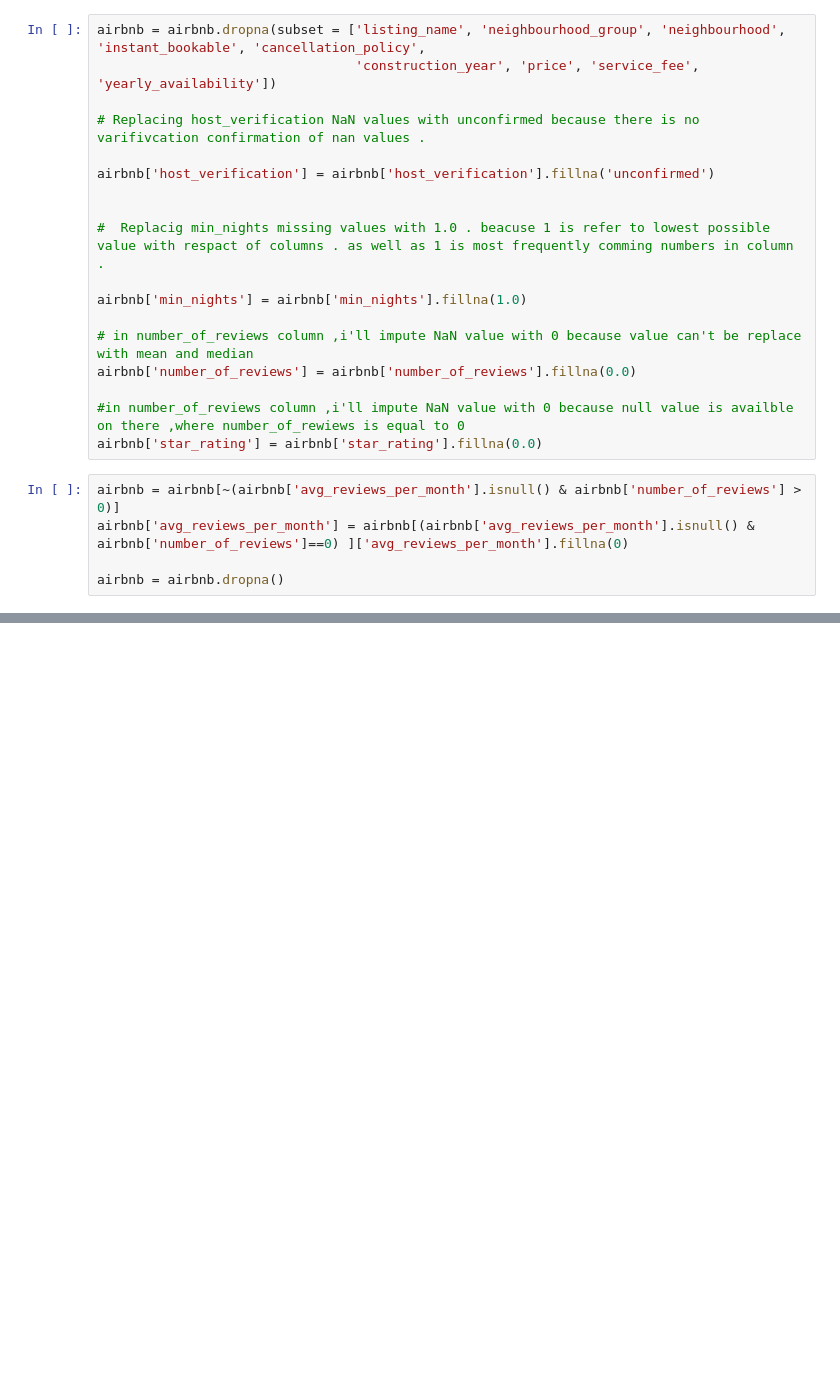
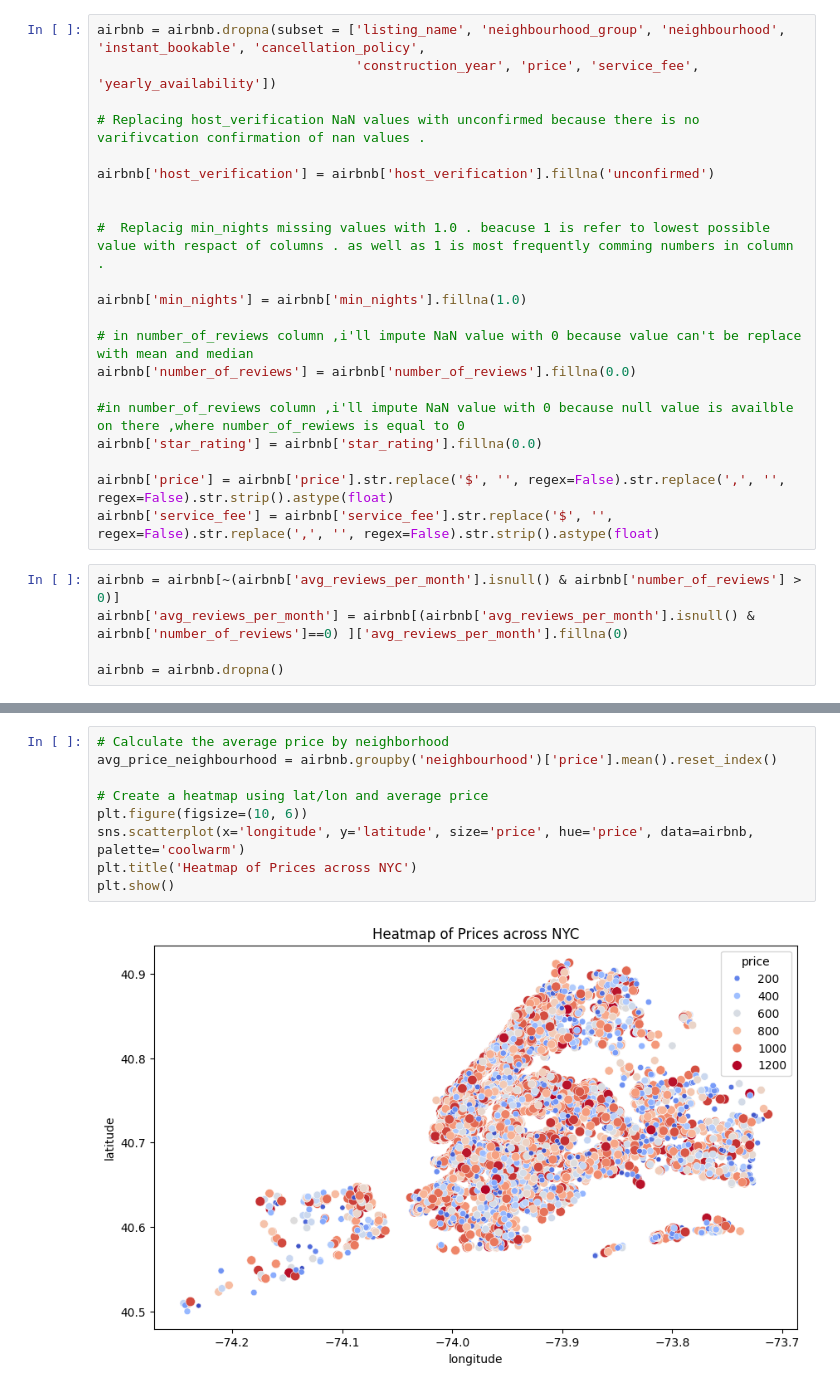
Before and after one commit to czarkom/airbnb_modelling, a Jupyter notebook: analysis.ipynb, the cells around one changed output, grey strips where cells are left out. Saved outputs shown, nothing was run; the diff lists cells and outputs as text; blank space fills up the shorter version.

Commit message:
Add some maps and diagrams

```diff
--- a/analysis.ipynb
+++ b/analysis.ipynb
@@ -149,6 +86,9 @@ airbnb['number_of_reviews'] = airbnb['number_of_reviews'].fillna(0.0)
 
 #in number_of_reviews column ,i'll impute NaN value with 0 because null value is availble on there ,where number_of_rewiews is equal to 0
 airbnb['star_rating'] = airbnb['star_rating'].fillna(0.0)
+
+airbnb['price'] = airbnb['price'].str.replace('$', '', regex=False).str.replace(',', '', regex=False).str.strip().astype(float)
+airbnb['service_fee'] = airbnb['service_fee'].str.replace('$', '', regex=False).str.replace(',', '', regex=False).str.strip().astype(float)
 # %%
 airbnb = airbnb[~(airbnb['avg_reviews_per_month'].isnull() & airbnb['number_of_reviews'] > 0)]
 airbnb['avg_reviews_per_month'] = airbnb[(airbnb['avg_reviews_per_month'].isnull() & airbnb['number_of_reviews']==0) ]['avg_reviews_per_month'].fillna(0)
@@ -269,0 +214,11 @@ airbnb.groupby('host_id').size().reset_index(name='count').sort_values(by='count
+# %%
+# Calculate the average price by neighborhood
+avg_price_neighbourhood = airbnb.groupby('neighbourhood')['price'].mean().reset_index()
+
+# Create a heatmap using lat/lon and average price
+plt.figure(figsize=(10, 6))
+sns.scatterplot(x='longitude', y='latitude', size='price', hue='price', data=airbnb, palette='coolwarm')
+plt.title('Heatmap of Prices across NYC')
+plt.show()
+# %% [output]
+[figure, added]
```
Also changed, not shown: parts of 24 cells of this notebook, 6 other files.
